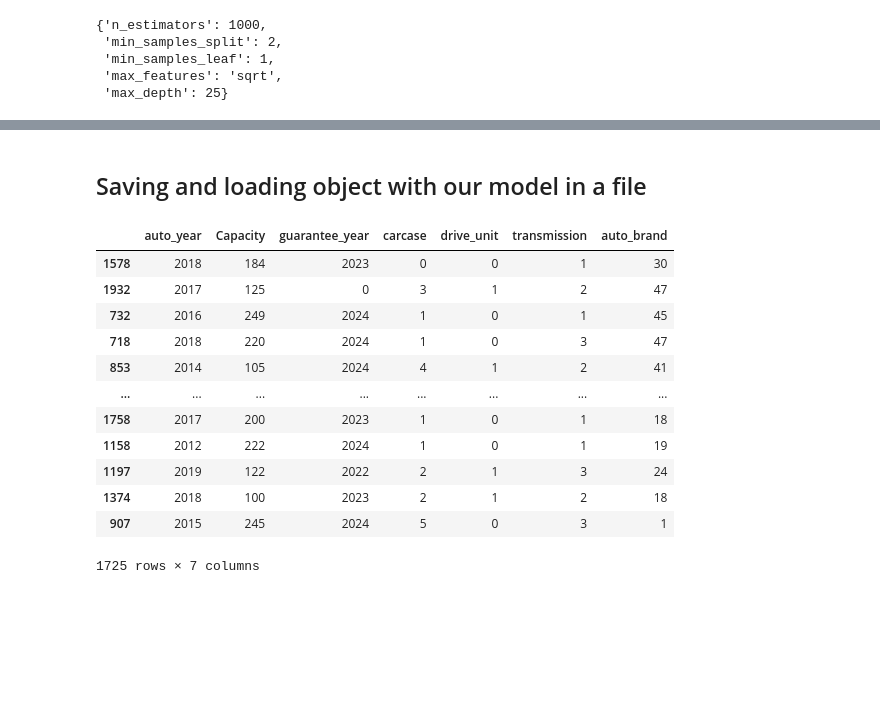
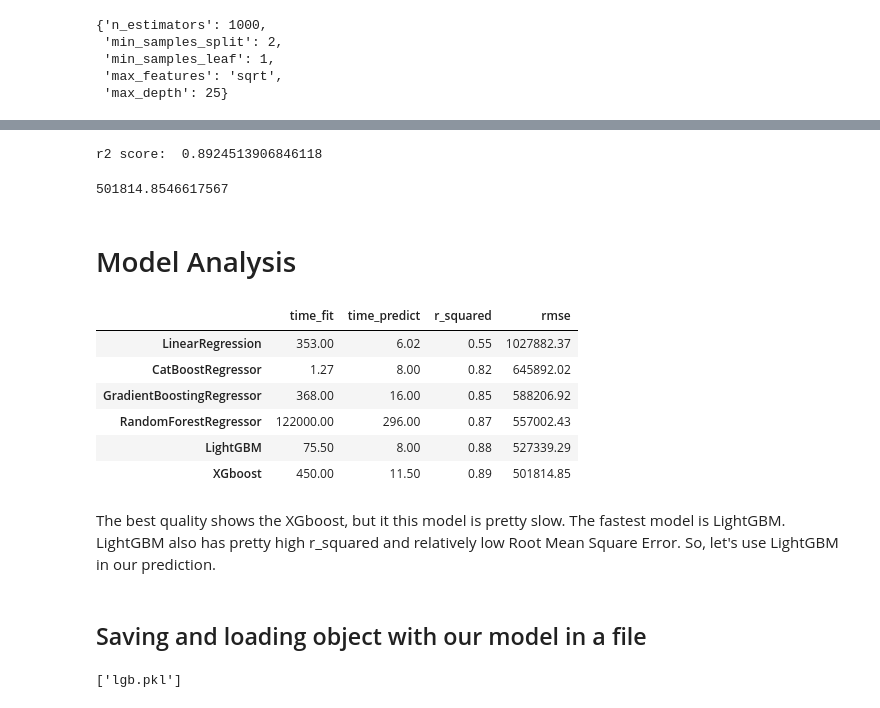
Before and after one commit to DianaS96/Spb_cars_sales, a Jupyter notebook: auto_rolf.ipynb, the cells around one changed output, grey strips where cells are left out. Cells and saved outputs as stored; diff of their text form; code cells hidden in the pictures; blank space fills up the shorter version.

Commit message:
Added catboost, xgboost, LightGBM, GradientBoostingRegressor

```diff
--- a/auto_rolf.ipynb
+++ b/auto_rolf.ipynb
@@ -998,0 +1204,3 @@ plt.show()
+# %%
+%%time
+prediction = xgb.predict(X_test)
@@ -999,23 +1209,54 @@ plt.show()
+# %%
+print('r2 score: ', metrics.r2_score(y_test, prediction))
+# %% [output]
+r2 score:  0.8924513906846118
+# %%
+score = mean_squared_error(y_test, prediction)
+xgb_rmse = np.sqrt(score)
+xgb_rmse
+# %% [output]
+501814.8546617567
+# %%
+time_fit.append(450)
+time_predict.append(11.5)
+r_squared_test_data.append(0.892)
+rmse.append(xgb_rmse)
+# %% [markdown]
+<a id="Model_Analysis"></a>
+# Model Analysis
+# %%
+pd.options.display.float_format
+%precision %.3f
+pd.set_option("precision", 5)
+
+model_analysis = pd.DataFrame(data = time_fit, index = models, columns=['time_fit'])
+model_analysis['time_predict'] = time_predict
+model_analysis['r_squared'] = r_squared_test_data
+model_analysis['rmse'] = rmse
+# %%
+pd.set_option('display.float_format','{:.2f}'.format)
+
+model_analysis = model_analysis.astype({'r_squared': 'float64'})
+model_analysis.sort_values(by=['r_squared'])
+# %% [output]
+|  | time_fit | time_predict | r_squared | rmse |
+| LinearRegression | 353.00 | 6.02 | 0.55 | 1027882.37 |
+| CatBoostRegressor | 1.27 | 8.00 | 0.82 | 645892.02 |
+| GradientBoostingRegressor | 368.00 | 16.00 | 0.85 | 588206.92 |
+| RandomForestRegressor | 122000.00 | 296.00 | 0.87 | 557002.43 |
+| LightGBM | 75.50 | 8.00 | 0.88 | 527339.29 |
+| XGboost | 450.00 | 11.50 | 0.89 | 501814.85 |
+# %% [markdown]
+The best quality shows the XGboost, but it this model is pretty slow.
+The fastest model is LightGBM. LightGBM also has pretty high r_squared and relatively low Root Mean Square Error.
+So, let's use LightGBM in our prediction.
 # %% [markdown]
 <a id="Saving_model"></a>
 ## Saving and loading object with our model in a file
 # %%
 import pickle
-file = open("car_spb.pkl", 'wb')
-pickle.dump(rf_random, file)
+import joblib
+
+joblib.dump(lgbm_reg, "lgb.pkl")
+# %% [output]
+['lgb.pkl']
-# %%
-X_train
-# %% [output]
-|  | auto_year | Capacity | guarantee_year | carcase | drive_unit | transmission | auto_brand |
-| 1578 | 2018 | 184 | 2023 | 0 | 0 | 1 | 30 |
-| 1932 | 2017 | 125 | 0 | 3 | 1 | 2 | 47 |
-| 732 | 2016 | 249 | 2024 | 1 | 0 | 1 | 45 |
-| 718 | 2018 | 220 | 2024 | 1 | 0 | 3 | 47 |
-| 853 | 2014 | 105 | 2024 | 4 | 1 | 2 | 41 |
-| ... | ... | ... | ... | ... | ... | ... | ... |
-| 1758 | 2017 | 200 | 2023 | 1 | 0 | 1 | 18 |
-| 1158 | 2012 | 222 | 2024 | 1 | 0 | 1 | 19 |
-| 1197 | 2019 | 122 | 2022 | 2 | 1 | 3 | 24 |
-| 1374 | 2018 | 100 | 2023 | 2 | 1 | 2 | 18 |
-| 907 | 2015 | 245 | 2024 | 5 | 0 | 3 | 1 |
-1725 rows × 7 columns
```
Also changed, not shown: parts of 40 cells of this notebook.
